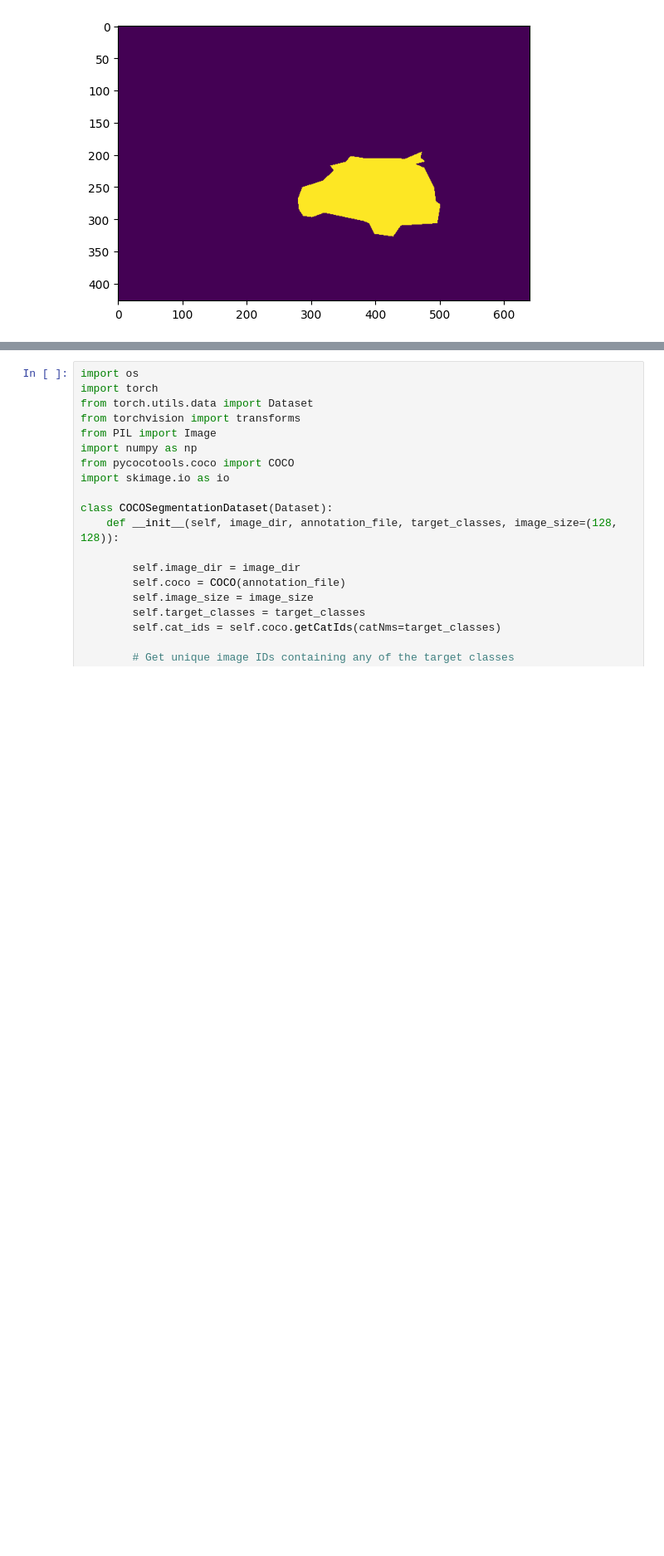
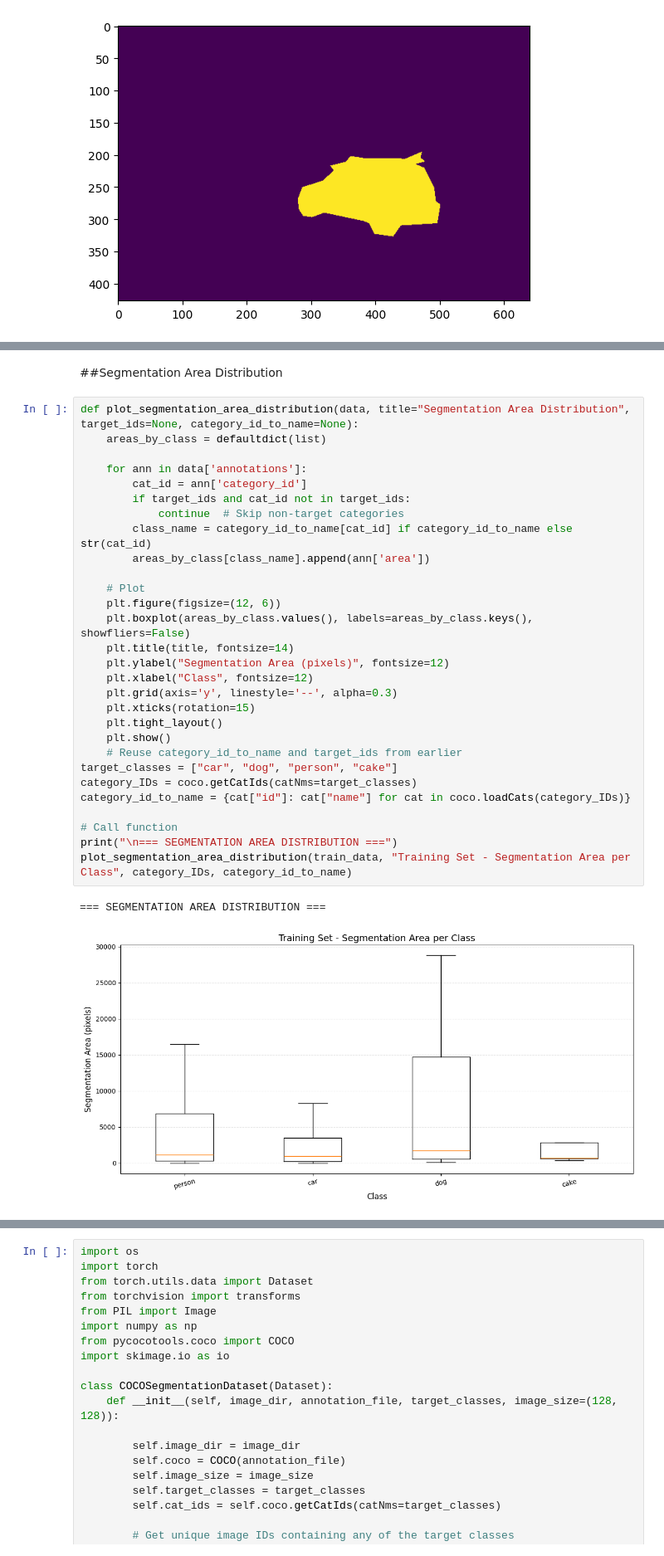
Before and after one commit to Samjacob007/image-segmentation, a Jupyter notebook: Image_segmentation_.ipynb, the cells around one changed output, grey strips where cells are left out. Shown at 83% size. Saved outputs shown, nothing was run; the diff lists cells and outputs as text; blank space fills up the shorter version.

```diff
--- a/Image_segmentation_.ipynb
+++ b/Image_segmentation_.ipynb
@@ -253,0 +386,34 @@ Unique pixel values in the mask: [0. 3.]
+# %% [markdown]
+##Segmentation Area Distribution
+# %%
+def plot_segmentation_area_distribution(data, title="Segmentation Area Distribution", target_ids=None, category_id_to_name=None):
+    areas_by_class = defaultdict(list)
+
+    for ann in data['annotations']:
+        cat_id = ann['category_id']
+        if target_ids and cat_id not in target_ids:
+            continue  # Skip non-target categories
+        class_name = category_id_to_name[cat_id] if category_id_to_name else str(cat_id)
+        areas_by_class[class_name].append(ann['area'])
+
+    # Plot
+    plt.figure(figsize=(12, 6))
+    plt.boxplot(areas_by_class.values(), labels=areas_by_class.keys(), showfliers=False)
+    plt.title(title, fontsize=14)
+    plt.ylabel("Segmentation Area (pixels)", fontsize=12)
+    plt.xlabel("Class", fontsize=12)
+    plt.grid(axis='y', linestyle='--', alpha=0.3)
+    plt.xticks(rotation=15)
+    plt.tight_layout()
+    plt.show()
+    # Reuse category_id_to_name and target_ids from earlier
+target_classes = ["car", "dog", "person", "cake"]
+category_IDs = coco.getCatIds(catNms=target_classes)
+category_id_to_name = {cat["id"]: cat["name"] for cat in coco.loadCats(category_IDs)}
+
+# Call function
+print("\n=== SEGMENTATION AREA DISTRIBUTION ===")
+plot_segmentation_area_distribution(train_data, "Training Set - Segmentation Area per Class", category_IDs, category_id_to_name)
+# %% [output]
+=== SEGMENTATION AREA DISTRIBUTION ===
+[figure, added]
```
Also changed, not shown: parts of 40 cells of this notebook.
